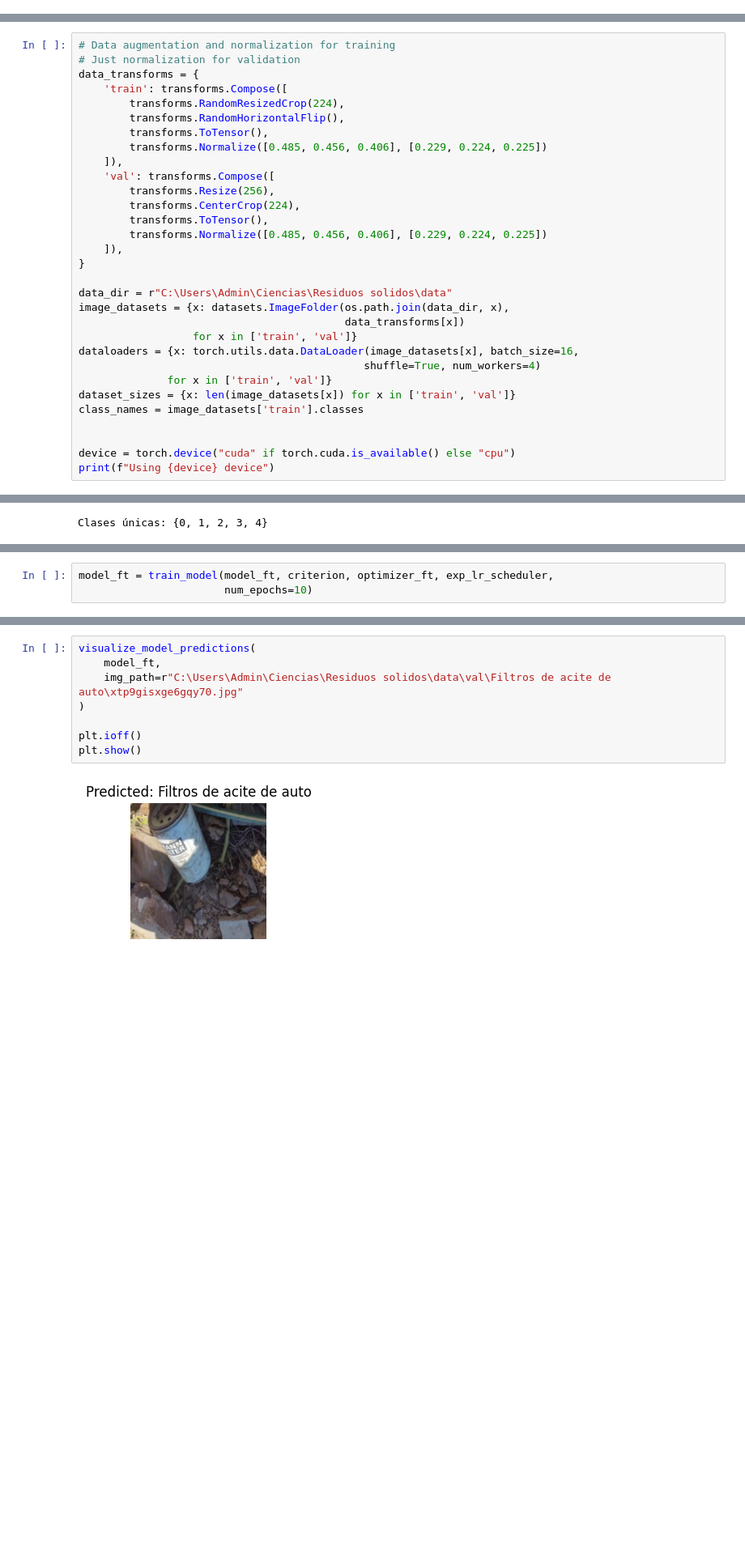
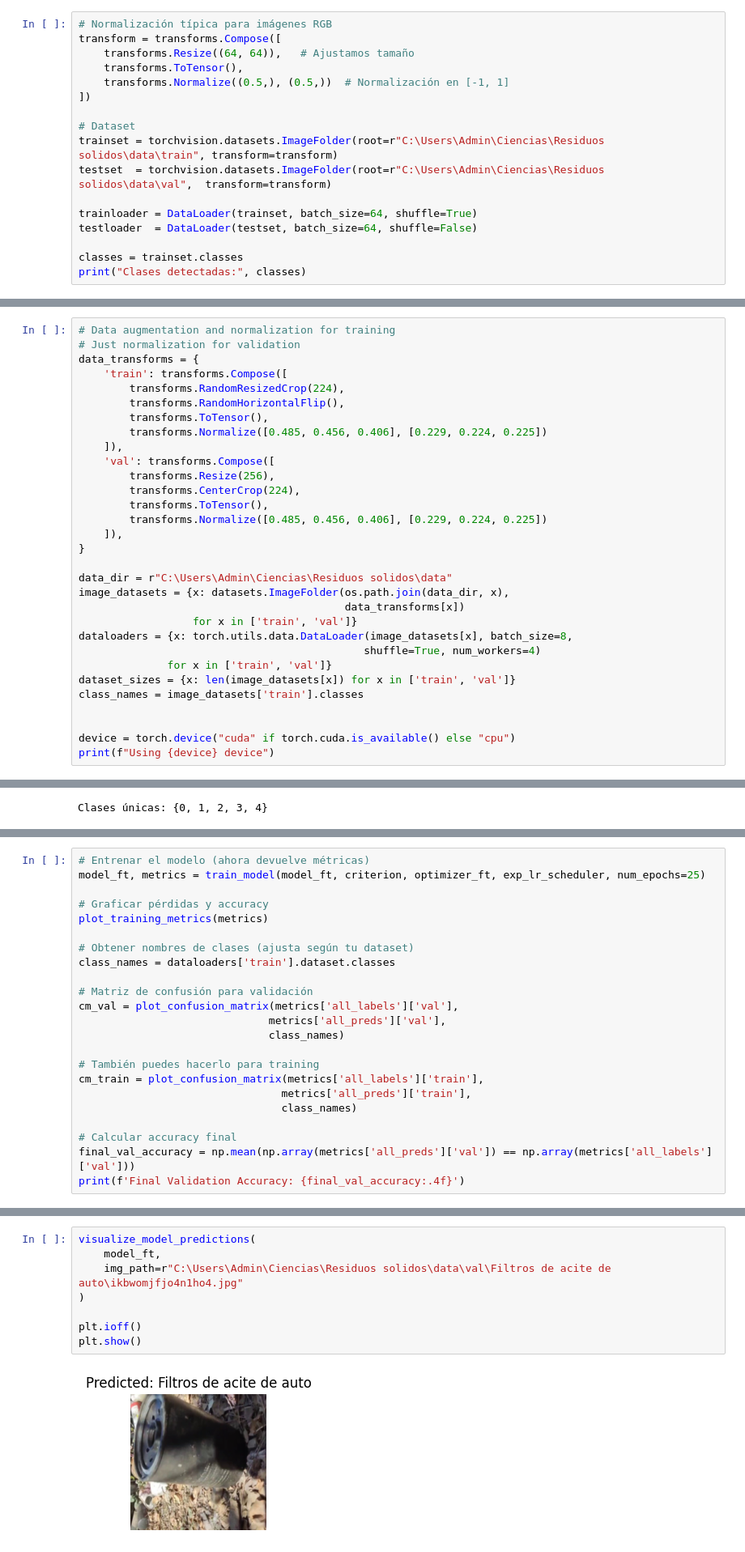
Before and after one commit to bspoloo/SIS421-022025, a Jupyter notebook: Laboratorios/Laboratorio 2/ConvNeXT.ipynb, the cells around one changed output, grey strips where cells are left out. Shown at 81% size. Saved outputs shown, nothing was run; the diff lists cells and outputs as text; blank space fills up the shorter version.

Commit message:
Lab 2 implementando, implementado graficas

```diff
--- a/Laboratorios/Laboratorio 2/ConvNeXT.ipynb
+++ b/Laboratorios/Laboratorio 2/ConvNeXT.ipynb
@@ -7,0 +28,17 @@ En este laboratorio sobre una Red neuronal convolucional para la clasificación
+# %%
+# Normalización típica para imágenes RGB
+transform = transforms.Compose([
+    transforms.Resize((64, 64)),   # Ajustamos tamaño
+    transforms.ToTensor(),
+    transforms.Normalize((0.5,), (0.5,))  # Normalización en [-1, 1]
+])
+
+# Dataset
+trainset = torchvision.datasets.ImageFolder(root=r"C:\Users\Admin\Ciencias\Residuos solidos\data\train", transform=transform)
+testset  = torchvision.datasets.ImageFolder(root=r"C:\Users\Admin\Ciencias\Residuos solidos\data\val",  transform=transform)
+
+trainloader = DataLoader(trainset, batch_size=64, shuffle=True)
+testloader  = DataLoader(testset, batch_size=64, shuffle=False)
+
+classes = trainset.classes
+print("Clases detectadas:", classes)
@@ -182,7 +412,7 @@ data_dir = r"C:\Users\Admin\Ciencias\Residuos solidos\data"
 image_datasets = {x: datasets.ImageFolder(os.path.join(data_dir, x),
                                           data_transforms[x])
                   for x in ['train', 'val']}
-dataloaders = {x: torch.utils.data.DataLoader(image_datasets[x], batch_size=16,
+dataloaders = {x: torch.utils.data.DataLoader(image_datasets[x], batch_size=8,
                                              shuffle=True, num_workers=4)
               for x in ['train', 'val']}
 dataset_sizes = {x: len(image_datasets[x]) for x in ['train', 'val']}
@@ -427,4 +724,24 @@ Reservada: 0.12 GB
 # %%
-model_ft = train_model(model_ft, criterion, optimizer_ft, exp_lr_scheduler,
-                       num_epochs=10)
+# Entrenar el modelo (ahora devuelve métricas)
+model_ft, metrics = train_model(model_ft, criterion, optimizer_ft, exp_lr_scheduler, num_epochs=25)
+
+# Graficar pérdidas y accuracy
+plot_training_metrics(metrics)
+
+# Obtener nombres de clases (ajusta según tu dataset)
+class_names = dataloaders['train'].dataset.classes
+
+# Matriz de confusión para validación
+cm_val = plot_confusion_matrix(metrics['all_labels']['val'],
+                              metrics['all_preds']['val'],
+                              class_names)
+
+# También puedes hacerlo para training
+cm_train = plot_confusion_matrix(metrics['all_labels']['train'],
+                                metrics['all_preds']['train'],
+                                class_names)
+
+# Calcular accuracy final
+final_val_accuracy = np.mean(np.array(metrics['all_preds']['val']) == np.array(metrics['all_labels']['val']))
+print(f'Final Validation Accuracy: {final_val_accuracy:.4f}')
 # %% [output]
@@ -457,13 +778,13 @@ visualize_model(model_ft)
 # %%
 visualize_model_predictions(
     model_ft,
-    img_path=r"C:\Users\Admin\Ciencias\Residuos solidos\data\val\Filtros de acite de auto\xtp9gisxge6gqy70.jpg"
+    img_path=r"C:\Users\Admin\Ciencias\Residuos solidos\data\val\Filtros de acite de auto\ikbwomjfjo4n1ho4.jpg"
 )
 
 plt.ioff()
 plt.show()
 # %% [output]
-[figure, old version]
+[figure, new version]
 # %% [markdown]
 ## ConvNet as fixed feature extractor
 Aquí, necesitamos congelar toda la red excepto la capa final. Debemos configurar requires_grad = False para congelar los parámetros y evitar que los gradientes se calculen en backward().
```
Also changed, not shown: parts of 23 cells of this notebook.
